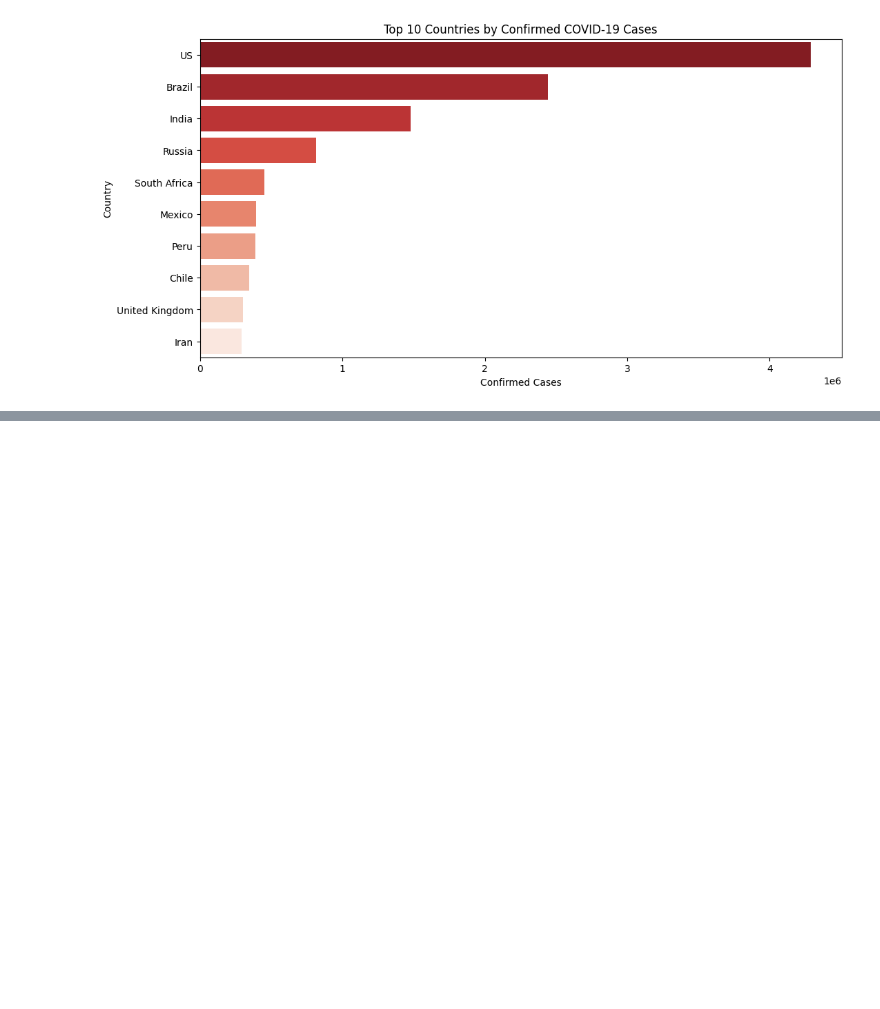
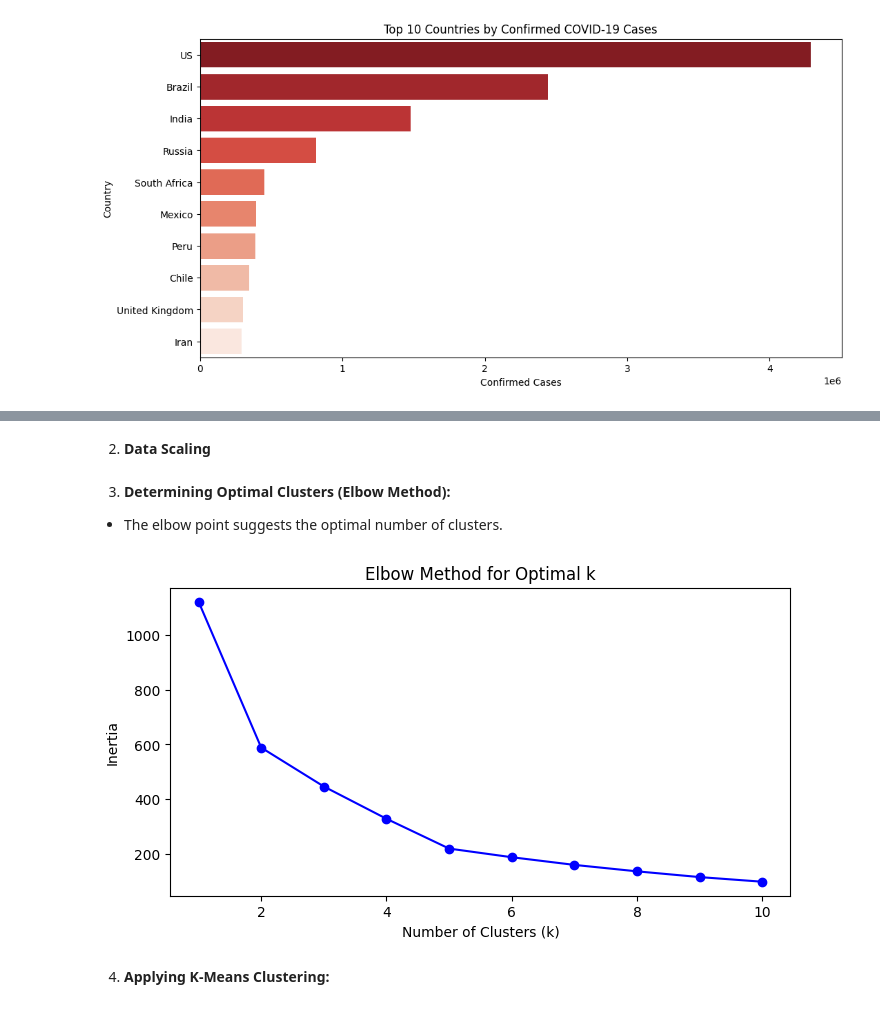
Before and after one commit to SergioUNAM/Advanced-Analysis-of-the-COVID-19, a Jupyter notebook: advanced-analysis-of-the-country-wise-latest-csv.ipynb, the cells around one changed output, grey strips where cells are left out. Saved outputs shown, nothing was run; the diff lists cells and outputs as text; code cells hidden in the pictures; blank space fills up the shorter version.

```diff
--- a/advanced-analysis-of-the-country-wise-latest-csv.ipynb
+++ b/advanced-analysis-of-the-country-wise-latest-csv.ipynb
@@ -195,0 +268,30 @@ plt.show()
+# %%
+features = df[['Confirmed','Deaths', 'Recovered', 'Active', 'Death Rate (%)', 'Recovery Rate (%)']]
+# %% [markdown]
+2. **Data Scaling**
+# %%
+scaler = StandardScaler()
+scaled_features = scaler.fit_transform(features)
+# %% [markdown]
+3. **Determining Optimal Clusters (Elbow Method):**
+
+- The elbow point suggests the optimal number of clusters.
+# %%
+inertia = []
+K = range(1, 11)
+for k in K:
+    kmeans = KMeans(n_clusters=k, random_state=42)
+    kmeans.fit(scaled_features)
+    inertia.append(kmeans.inertia_)
+
+# Plotting the Elbow Curve
+plt.figure(figsize=(8,4))
+plt.plot(K, inertia, 'bo-')
+plt.xlabel('Number of Clusters (k)')
+plt.ylabel('Inertia')
+plt.title('Elbow Method for Optimal k')
+plt.show()
+# %% [output]
+[figure, added]
+# %% [markdown]
+4. **Applying K-Means Clustering:**
```
Also changed, not shown: parts of 14 cells of this notebook.
